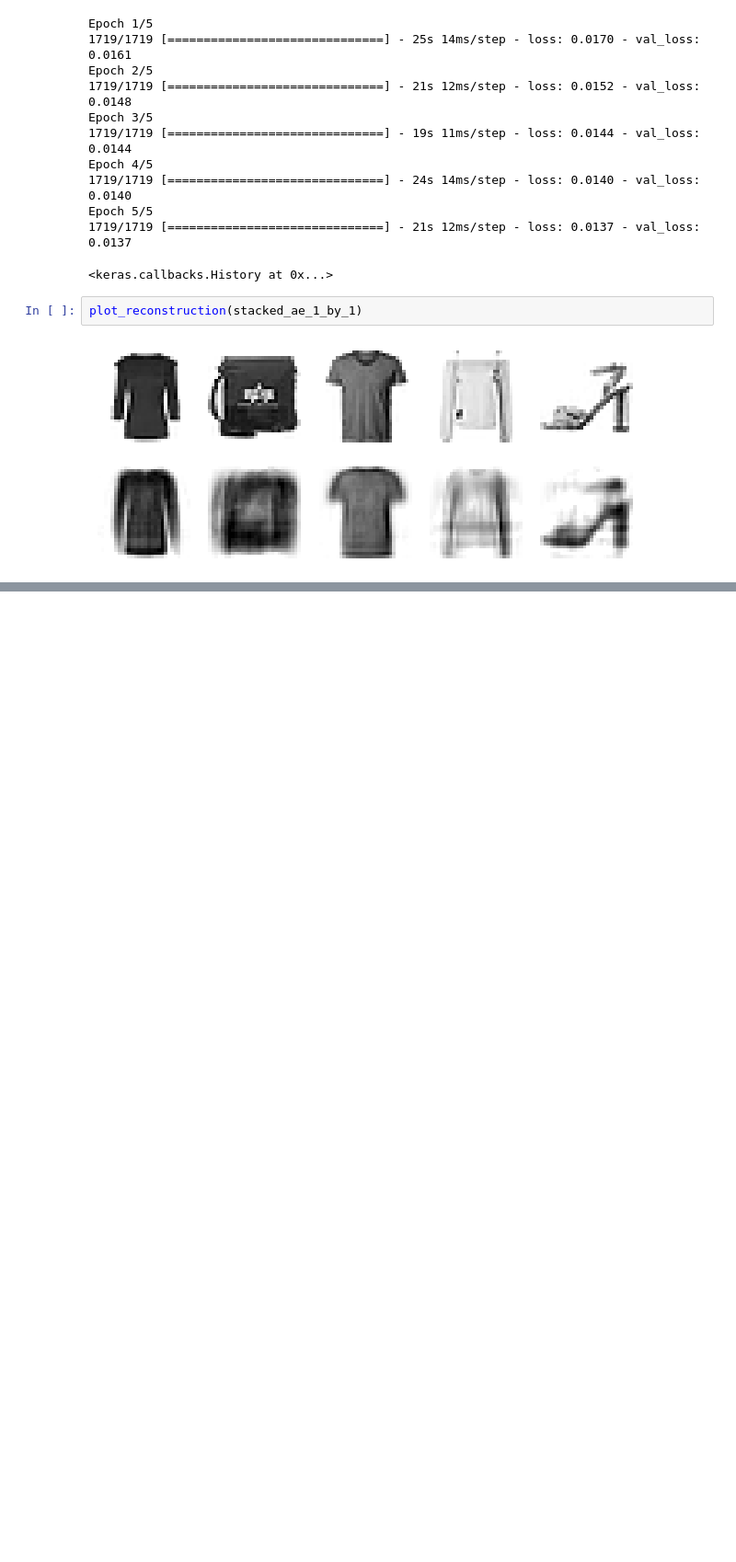
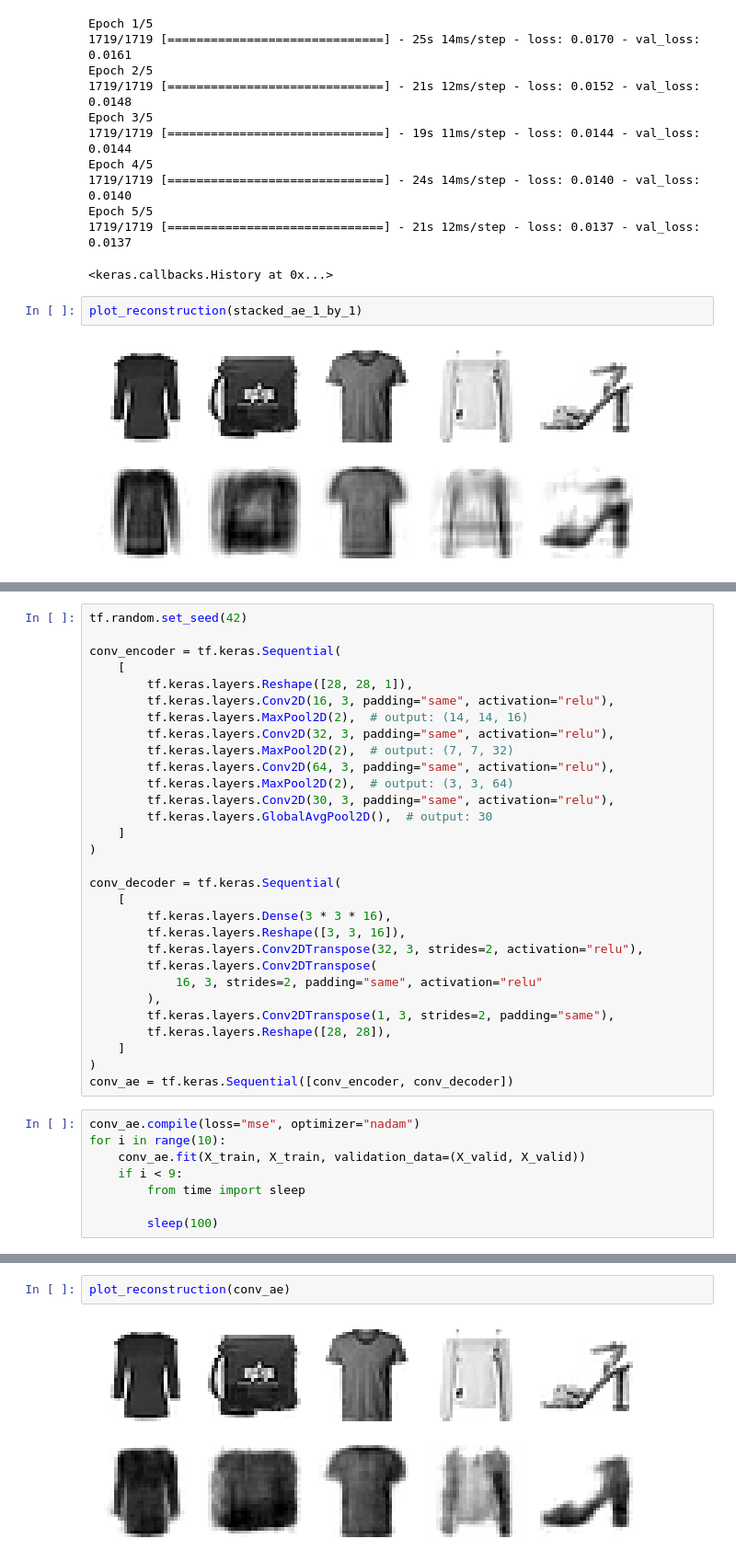
Before and after one commit to tandao0909/hands-on-with-DS, a Jupyter notebook: Chapter 17/generate.ipynb, the cells around one changed output, grey strips where cells are left out. Shown at 92% size. Saved outputs shown, nothing was run; the diff lists cells and outputs as text; blank space fills up the shorter version.

```diff
--- a/Chapter 17/generate.ipynb
+++ b/Chapter 17/generate.ipynb
@@ -293,0 +295,38 @@ plot_reconstruction(stacked_ae_1_by_1)
+# %%
+tf.random.set_seed(42)
+
+conv_encoder = tf.keras.Sequential(
+    [
+        tf.keras.layers.Reshape([28, 28, 1]),
+        tf.keras.layers.Conv2D(16, 3, padding="same", activation="relu"),
+        tf.keras.layers.MaxPool2D(2),  # output: (14, 14, 16)
+        tf.keras.layers.Conv2D(32, 3, padding="same", activation="relu"),
+        tf.keras.layers.MaxPool2D(2),  # output: (7, 7, 32)
+        tf.keras.layers.Conv2D(64, 3, padding="same", activation="relu"),
+        tf.keras.layers.MaxPool2D(2),  # output: (3, 3, 64)
+        tf.keras.layers.Conv2D(30, 3, padding="same", activation="relu"),
+        tf.keras.layers.GlobalAvgPool2D(),  # output: 30
+    ]
+)
+
+conv_decoder = tf.keras.Sequential(
+    [
+        tf.keras.layers.Dense(3 * 3 * 16),
+        tf.keras.layers.Reshape([3, 3, 16]),
+        tf.keras.layers.Conv2DTranspose(32, 3, strides=2, activation="relu"),
+        tf.keras.layers.Conv2DTranspose(
+            16, 3, strides=2, padding="same", activation="relu"
+        ),
+        tf.keras.layers.Conv2DTranspose(1, 3, strides=2, padding="same"),
+        tf.keras.layers.Reshape([28, 28]),
+    ]
+)
+conv_ae = tf.keras.Sequential([conv_encoder, conv_decoder])
+# %%
+conv_ae.compile(loss="mse", optimizer="nadam")
+for i in range(10):
+    conv_ae.fit(X_train, X_train, validation_data=(X_valid, X_valid))
+    if i < 9:
+        from time import sleep
+
+        sleep(100)
@@ -293,0 +344,4 @@ plot_reconstruction(stacked_ae_1_by_1)
+# %%
+plot_reconstruction(conv_ae)
+# %% [output]
+[figure, added]
```
Also changed, not shown: parts of 5 cells of this notebook, 1 other file.
